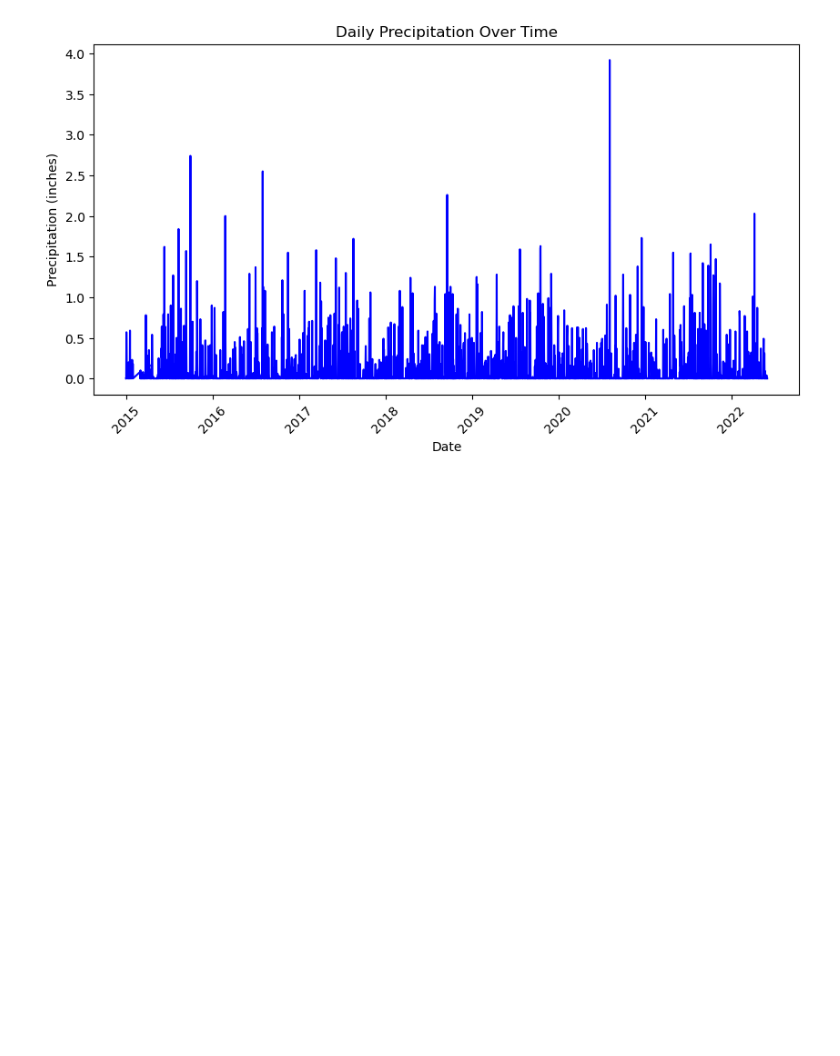
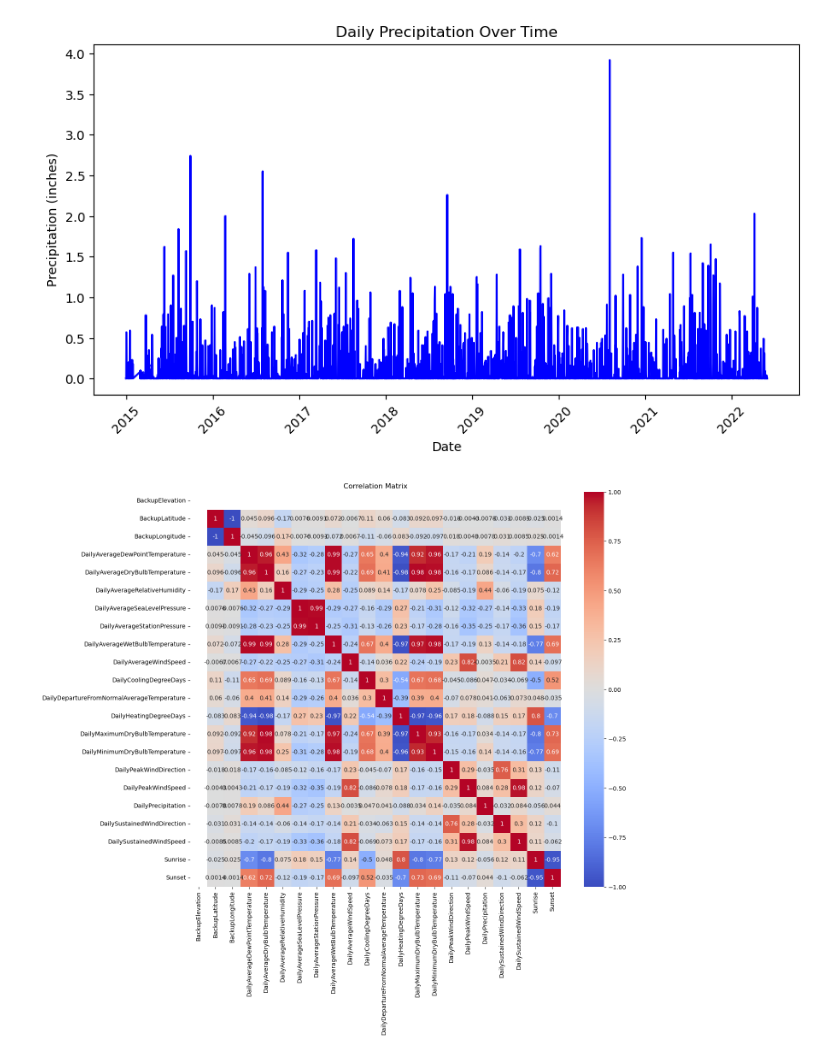
Before and after one commit to andeka04/Anderson_Becker_PrecipitationPrediction, a Jupyter notebook: EDA.ipynb, the cells around one changed output. Drawn from its saved outputs; the diff is of its cells as text; code cells hidden in the pictures; blank space fills up the shorter version.

```diff
--- a/EDA.ipynb
+++ b/EDA.ipynb
@@ -31,4 +46,10 @@ max                  67.000000   726.000000  1938.000000
 # %%
 #Cleaning the dataset (Getting rid of columns that are not needed for this analysis)
 #Dropping unnecessary columns
-weather = weather.drop(columns=['STATION', 'REPORT_TYPE', 'SOURCE', 'BackupEquipment', 'BackupElements', 'BackupName'])
+weather = weather.drop(columns=['STATION', 'REPORT_TYPE', 'SOURCE', 'BackupEquipment', 'BackupElements', 'BackupName', 'DailySnowfall', 'DailySnowDepth'])
+
+#Changng the date column to datetime format
+weather['DATE'] = pd.to_datetime(weather['DATE']).dt.date
+
+#Chnaging the T in DailyPrecipitation to 0.001
+weather['DailyPrecipitation'] = weather['DailyPrecipitation'].replace({'T': 0.001})
@@ -52,3 +69,13 @@ plt.xticks(rotation=45)
 plt.show()
 # %% [output]
 [figure]
+# %%
+#Creating a simple corelation matrix to see how the features are related to the target variable (using seaborn) dropping date
+plt.figure(figsize=(14, 12))
+weather_cleaned = weather.drop(columns=['DATE', 'WindEquipmentChangeDate'])
+correlation_matrix = weather_cleaned.select_dtypes(include='number').corr()
+sns.heatmap(correlation_matrix, annot=True, cmap='coolwarm')
+plt.title('Correlation Matrix')
+plt.show()
+# %% [output]
+[figure, added]
```
Also changed, not shown: parts of 19 cells of this notebook.
